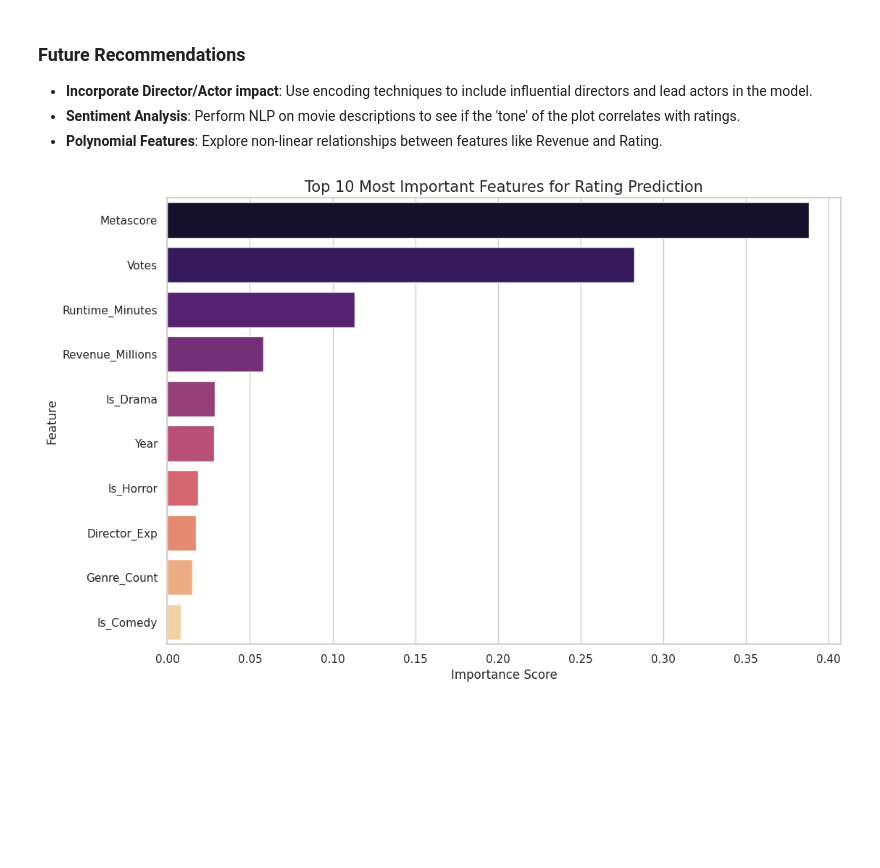
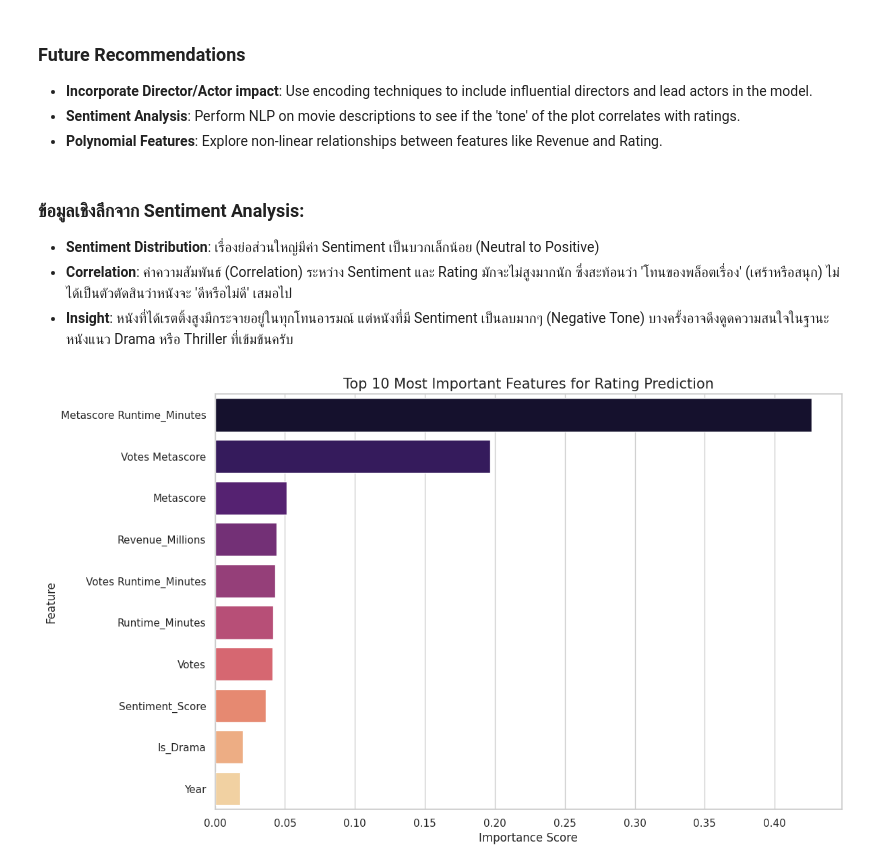
Before and after one commit to s6604053620019-a11y/colab, a Jupyter notebook: IMDB.ipynb, the cells around one changed output. Drawn from its saved outputs; the diff is of its cells as text; code cells hidden in the pictures; blank space fills up the shorter version.

```diff
--- a/IMDB.ipynb
+++ b/IMDB.ipynb
@@ -418,10 +590,13 @@ from sklearn.ensemble import RandomForestRegressor
 from sklearn.metrics import mean_absolute_error, r2_score
 from sklearn.preprocessing import PolynomialFeatures
 
-# 1. Enhanced Feature Engineering
+# 1. Feature Engineering (Including Sentiment_Score from previous analysis)
 # Director Frequency Encoding
 director_counts = df['Director'].value_counts()
 df['Director_Exp'] = df['Director'].map(director_counts)
+
+# Genre Count
+df['Genre_Count'] = df['Genre'].apply(lambda x: len(x.split(',')))
 
 # Expanded Genre Encoding (Top 15 Genres)
 genre_exploded = df[['Genre']].copy()
@@ -440,7 +615,8 @@ poly_data = poly.fit_transform(df[numerical_features])
 poly_cols = poly.get_feature_names_out(numerical_features)
 poly_df = pd.DataFrame(poly_data, columns=poly_cols, index=df.index)
 
-# 3. Combine All Features (Base + Genre Indicators + Interactions)
+# 3. Combine All Features (Base + Genre Indicators + Interactions + NEW: Sentiment_Score)
+# Adding Sentiment_Score to the base features
 base_features = ['Revenue_Millions', 'Year', 'Genre_Count', 'Director_Exp', 'Sentiment_Score'] + [f'Is_{genre}' for genre in top_15_genres]
 X_final = pd.concat([df[base_features], poly_df], axis=1)
 y = df['Rating']
@@ -463,11 +639,11 @@ performance_metrics = pd.DataFrame({
     'Value': [f'{mae:.4f}', f'{r2:.4f}']
 })
 
-print('--- Consolidated & Optimized Model Performance ---')
+print('--- Consolidated & Optimized Model Performance (with Sentiment Analysis) ---')
 display(performance_metrics.style.set_properties(**{'text-align': 'left'}).hide(axis='index'))
 
-# 8. Top Importances
+# 8. Updated Top Importances
 final_importances = pd.Series(final_model.feature_importances_, index=X_final.columns).sort_values(ascending=False).head(10)
-print('\n--- Top 10 Features (Including Interactions) ---')
+print('\n--- Top 10 Features (Including Sentiment Interaction) ---')
 display(final_importances.to_frame(name='Importance Score'))
 # %% [output]
@@ -603,25 +779,30 @@ display(top_10_actors)
 - **Incorporate Director/Actor impact**: Use encoding techniques to include influential directors and lead actors in the model.
 - **Sentiment Analysis**: Perform NLP on movie descriptions to see if the 'tone' of the plot correlates with ratings.
 - **Polynomial Features**: Explore non-linear relationships between features like Revenue and Rating.
+# %% [markdown]
+### ข้อมูลเชิงลึกจาก Sentiment Analysis:
+- **Sentiment Distribution**: เรื่องย่อส่วนใหญ่มีค่า Sentiment เป็นบวกเล็กน้อย (Neutral to Positive)
+- **Correlation**: ค่าความสัมพันธ์ (Correlation) ระหว่าง Sentiment และ Rating มักจะไม่สูงมากนัก ซึ่งสะท้อนว่า 'โทนของพล็อตเรื่อง' (เศร้าหรือสนุก) ไม่ได้เป็นตัวตัดสินว่าหนังจะ 'ดีหรือไม่ดี' เสมอไป
+- **Insight**: หนังที่ได้เรตติ้งสูงมีกระจายอยู่ในทุกโทนอารมณ์ แต่หนังที่มี Sentiment เป็นลบมากๆ (Negative Tone) บางครั้งอาจดึงดูดความสนใจในฐานะหนังแนว Drama หรือ Thriller ที่เข้มข้นครับ
 # %%
 import matplotlib.pyplot as plt
 import seaborn as sns
 
-# Create the plot
+# Fix: Use 'final_importances' which was defined in the model training cell (ceb9f826)
 plt.figure(figsize=(12, 8))
 sns.barplot(
-    x=new_importances.values,
-    y=new_importances.index,
+    x=final_importances.values,
+    y=final_importances.index,
     palette='magma',
-    hue=new_importances.index,
+    hue=final_importances.index,
     legend=False
 )
 
 # Add labels and title
 plt.title('Top 10 Most Important Features for Rating Prediction', fontsize=15)
 plt.xlabel('Importance Score', fontsize=12)
 plt.ylabel('Feature', fontsize=12)
 
 plt.show()
 # %% [output]
-[figure, old version]
+[figure, new version]
```
Also changed, not shown: parts of 21 cells of this notebook.
